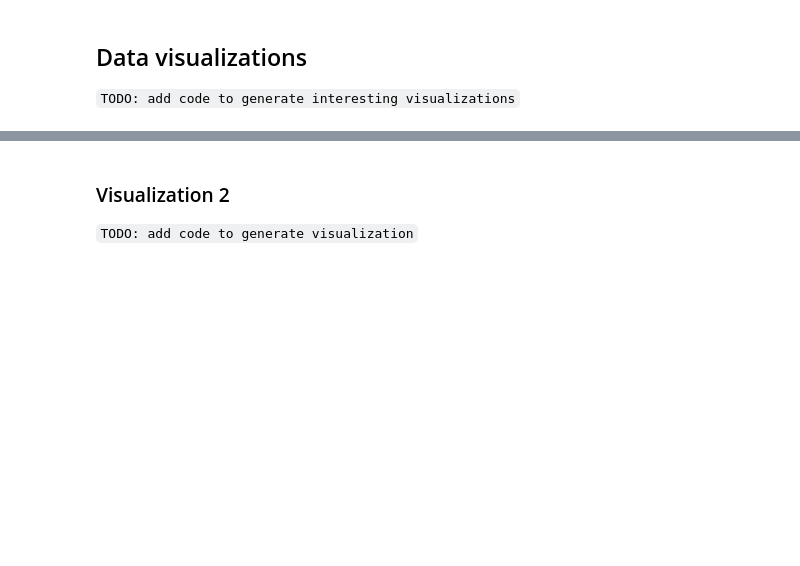
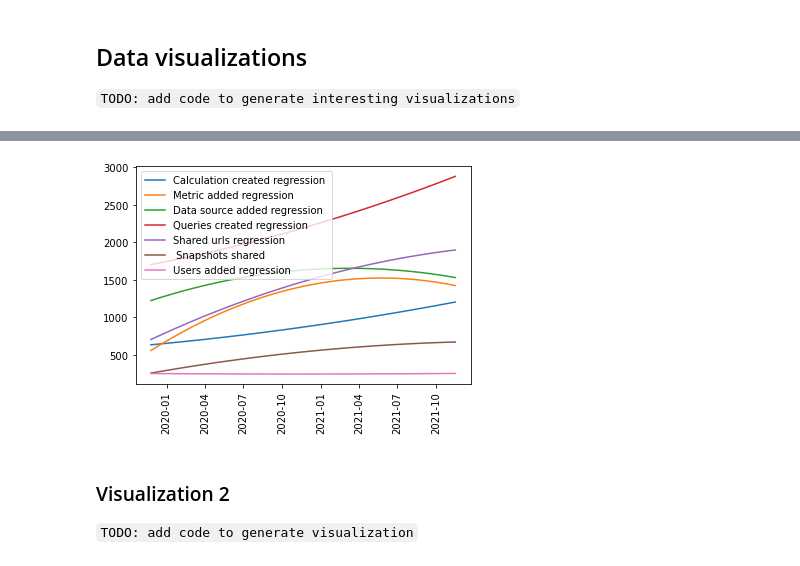
Before and after one commit to ZaloznikV/Project-2-ZaloznikV, a Jupyter notebook: data_exploration.ipynb, the cells around one changed output, grey strips where cells are left out. Cells and saved outputs as stored; diff of their text form; code cells hidden in the pictures; blank space fills up the shorter version.

```diff
--- a/data_exploration.ipynb
+++ b/data_exploration.ipynb
@@ -55,3 +178,28 @@ Your main task is to provide insights into the data to the reader through text,
+# %%
+i=2
+ply1 =  np.poly1d(np.polyfit(X[1:-1], list(p1["Event_count"])[1:-1], i))
+plt.plot(L, ply1(X), label="Calculation created regression ")
+ply2 = np.poly1d(np.polyfit(X[1:-1], list(p2["Event_count"])[1:-1], i))
+plt.plot(L, ply2(X), label="Metric added regression ")
+ply3 = np.poly1d(np.polyfit(X[1:-1], list(p3["Event_count"])[1:-1], i))
+plt.plot(L, ply3(X), label="Data source added regression ")
+ply4 = np.poly1d(np.polyfit(X[1:-1], list(p4["Event_count"])[1:-1], i))
+plt.plot(L, ply4(X), label="Queries created regression ")
+#ply5 = np.poly1d(np.polyfit(X[1:-1], list(p5["Event_count"])[1:-1], i))
+#plt.plot(L, ply5(X), label="Sessions regression ")
+#fit regression of correct length
+ply6 = np.poly1d(np.polyfit(X[1:-1], list(p6["Event_count"])[1:-1], i))
+plt.plot(L, ply6(X), label="Shared urls regression ")
+ply7 = np.poly1d(np.polyfit(X[1:-1], list(p7["Event_count"])[1:-1], i))
+plt.plot(L, ply7(X), label=" Snapshots shared")
+ply8 = np.poly1d(np.polyfit(X[1:-1], list(p8["Event_count"])[1:-1], i))
+plt.plot(L, ply8(X), label="Users added regression ")
+
+plt.xticks(rotation=90)
+plt.legend()
+plt.show()
+# %% [output]
+[figure, added]
 # %% [markdown]
 ### Visualization 2
 
```
Also changed, not shown: parts of 18 cells of this notebook, 5 other files.
